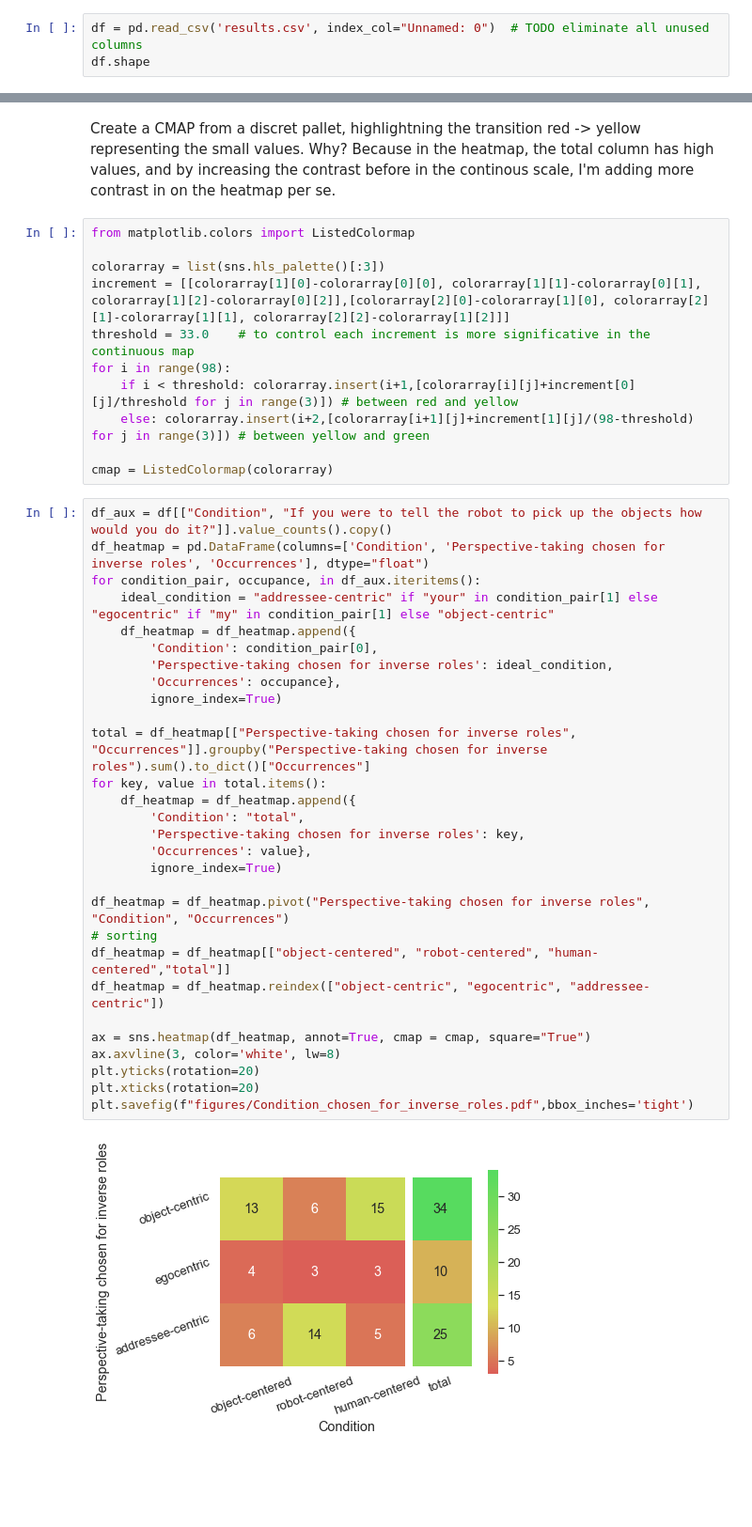
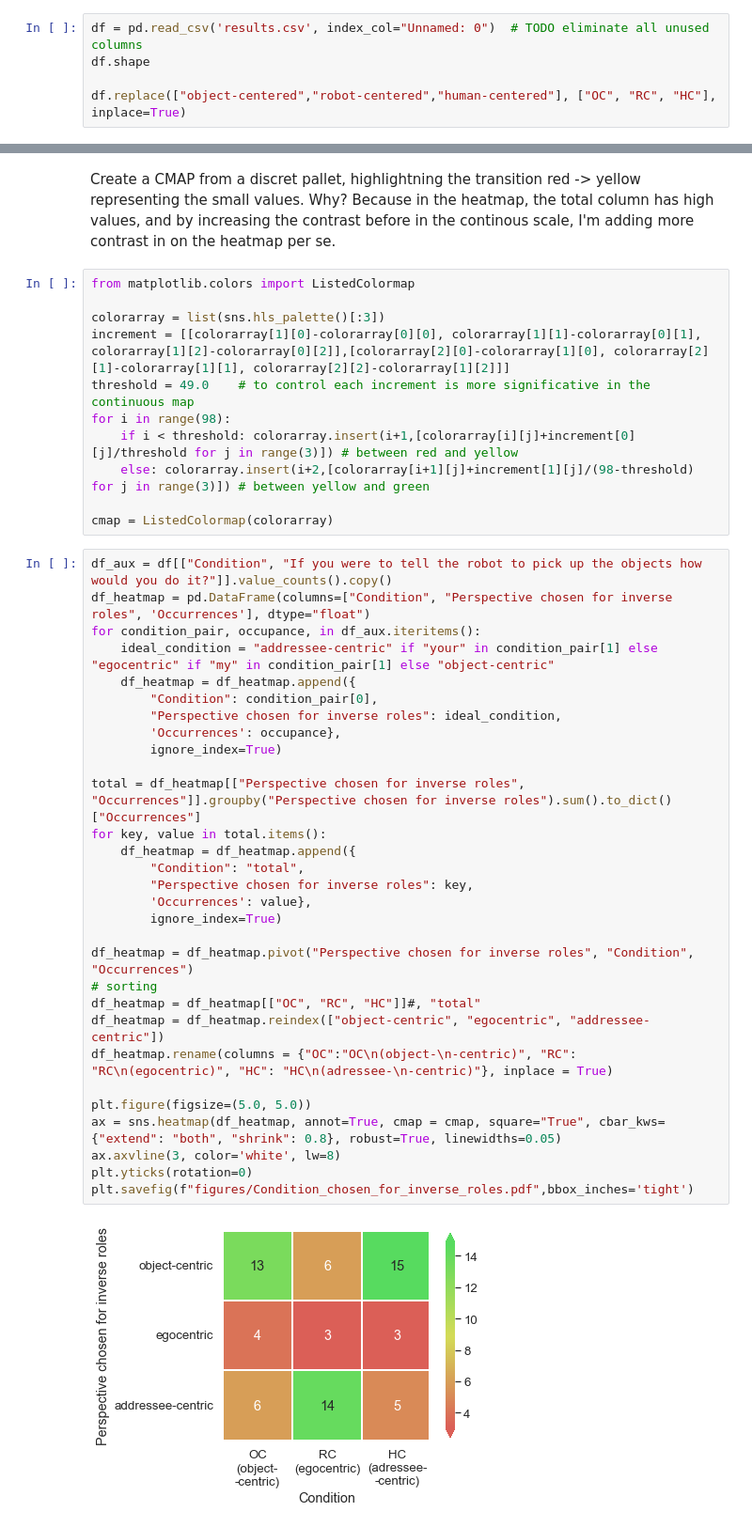
Before and after one commit to Joao-Tiago-Almeida/HRI2023---Conference-Paper, a Jupyter notebook: main.ipynb, the cells around one changed output, grey strips where cells are left out. Shown: that part at 94% size. Cells and saved outputs as stored; diff of their text form; blank space fills up the shorter version.

Commit message:
finish figures, ND GUESS STATISTICS. BEFORE ELMIRA

```diff
--- a/main.ipynb
+++ b/main.ipynb
@@ -9,3 +9,5 @@ sns.set_palette(palette = "hls", desat = 1)# n_colors = 3,
 # %%
 df = pd.read_csv('results.csv', index_col="Unnamed: 0")  # TODO eliminate all unused columns
 df.shape
+
+df.replace(["object-centered","robot-centered","human-centered"], ["OC", "RC", "HC"], inplace=True)
@@ -130,7 +122,7 @@ from matplotlib.colors import ListedColormap
 
 colorarray = list(sns.hls_palette()[:3])
 increment = [[colorarray[1][0]-colorarray[0][0], colorarray[1][1]-colorarray[0][1], colorarray[1][2]-colorarray[0][2]],[colorarray[2][0]-colorarray[1][0], colorarray[2][1]-colorarray[1][1], colorarray[2][2]-colorarray[1][2]]]
-threshold = 33.0    # to control each increment is more significative in the continuous map
+threshold = 49.0    # to control each increment is more significative in the continuous map
 for i in range(98):
     if i < threshold: colorarray.insert(i+1,[colorarray[i][j]+increment[0][j]/threshold for j in range(3)]) # between red and yellow
     else: colorarray.insert(i+2,[colorarray[i+1][j]+increment[1][j]/(98-threshold) for j in range(3)]) # between yellow and green
@@ -138,32 +130,33 @@ for i in range(98):
 cmap = ListedColormap(colorarray)
 # %%
 df_aux = df[["Condition", "If you were to tell the robot to pick up the objects how would you do it?"]].value_counts().copy()
-df_heatmap = pd.DataFrame(columns=['Condition', 'Perspective-taking chosen for inverse roles', 'Occurrences'], dtype="float")
+df_heatmap = pd.DataFrame(columns=["Condition", "Perspective chosen for inverse roles", 'Occurrences'], dtype="float")
 for condition_pair, occupance, in df_aux.iteritems():
     ideal_condition = "addressee-centric" if "your" in condition_pair[1] else "egocentric" if "my" in condition_pair[1] else "object-centric"
     df_heatmap = df_heatmap.append({
-        'Condition': condition_pair[0],
-        'Perspective-taking chosen for inverse roles': ideal_condition,
+        "Condition": condition_pair[0],
+        "Perspective chosen for inverse roles": ideal_condition,
         'Occurrences': occupance},
         ignore_index=True)
 
-total = df_heatmap[["Perspective-taking chosen for inverse roles", "Occurrences"]].groupby("Perspective-taking chosen for inverse roles").sum().to_dict()["Occurrences"]
+total = df_heatmap[["Perspective chosen for inverse roles", "Occurrences"]].groupby("Perspective chosen for inverse roles").sum().to_dict()["Occurrences"]
 for key, value in total.items():
     df_heatmap = df_heatmap.append({
-        'Condition': "total",
-        'Perspective-taking chosen for inverse roles': key,
+        "Condition": "total",
+        "Perspective chosen for inverse roles": key,
         'Occurrences': value},
         ignore_index=True)
 
-df_heatmap = df_heatmap.pivot("Perspective-taking chosen for inverse roles", "Condition", "Occurrences")
+df_heatmap = df_heatmap.pivot("Perspective chosen for inverse roles", "Condition", "Occurrences")
 # sorting
-df_heatmap = df_heatmap[["object-centered", "robot-centered", "human-centered","total"]]
+df_heatmap = df_heatmap[["OC", "RC", "HC"]]#, "total"
 df_heatmap = df_heatmap.reindex(["object-centric", "egocentric", "addressee-centric"])
+df_heatmap.rename(columns = {"OC":"OC\n(object-\n-centric)", "RC": "RC\n(egocentric)", "HC": "HC\n(adressee-\n-centric)"}, inplace = True)
 
-ax = sns.heatmap(df_heatmap, annot=True, cmap = cmap, square="True")
+plt.figure(figsize=(5.0, 5.0))
+ax = sns.heatmap(df_heatmap, annot=True, cmap = cmap, square="True", cbar_kws={"extend": "both", "shrink": 0.8}, robust=True, linewidths=0.05)
 ax.axvline(3, color='white', lw=8)
-plt.yticks(rotation=20)
-plt.xticks(rotation=20)
+plt.yticks(rotation=0)
 plt.savefig(f"figures/Condition_chosen_for_inverse_roles.pdf",bbox_inches='tight')
 # %% [output]
-[figure, old version]
+[figure, new version]
```
Also changed, not shown: parts of 15 cells of this notebook, 9 other files.
